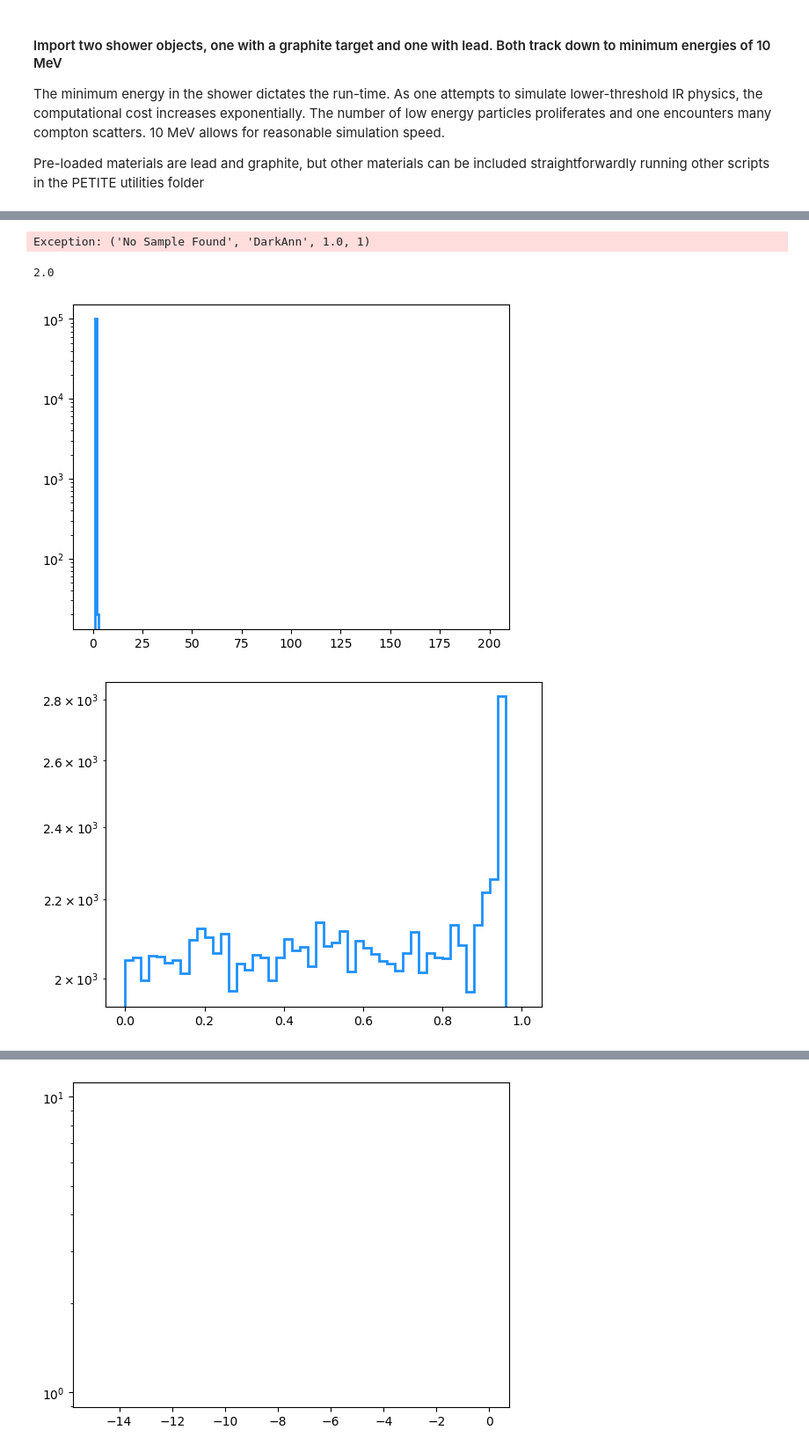
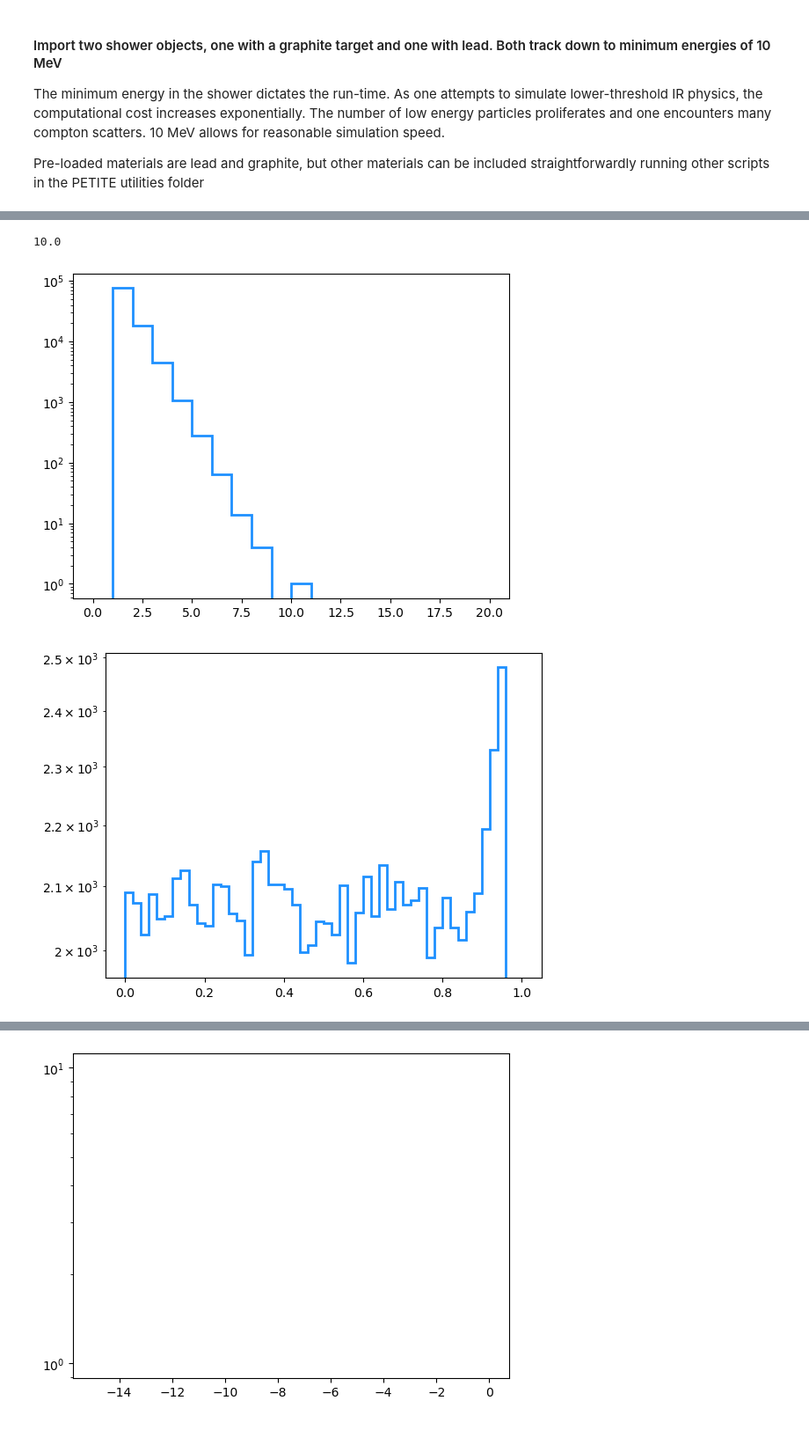
Before and after one commit to kjkellyphys/PETITE, a Jupyter notebook: examples/dark_shower.ipynb, the cells around one changed output, grey strips where cells are left out. Shown at 88% size. Cells and saved outputs as stored; diff of their text form; code cells hidden in the pictures.

Commit message:
Added up-to-date integrators/maps in "/frozencode/"

```diff
--- a/examples/dark_shower.ipynb
+++ b/examples/dark_shower.ipynb
@@ -41,5 +41,5 @@ PETITE_home_dir= current_path.split('examples')[0]
 
 print("PETITE home directory:", PETITE_home_dir)
 
-dictionary_dir = "lightmasses_fine/"
+dictionary_dir = "frozencode/"
 # %% [output]
@@ -91,4 +91,4 @@ The minimum energy in the shower dictates the run-time. As one attempts to simul
 
 Pre-loaded materials are lead and graphite, but other materials can be included straightforwardly running other scripts in the PETITE utilities folder
 # %%
-sGraphite = DarkShower(PETITE_home_dir+"lightmasses_fine/", "graphite", 0.030, 0.0323)
+sGraphite = DarkShower(PETITE_home_dir+dictionary_dir, "graphite", 0.030, 0.0323)
@@ -129,19 +132,17 @@ for k in tqdm(range(100000)):
     s0 = sGraphite.draw_dark_sample(1.0, process="DarkAnn", VB=True)
     xs.append([s0[0], s0[1]])
     ntrials.append(s0[-1])
-# %% [output]
-Exception: ('No Sample Found', 'DarkAnn', 1.0, 1)
 # %%
 np.max(ntrials)
 # %% [output]
-2.0
+10.0
 # %%
-plt.hist(ntrials, bins=np.linspace(0, 200, 201), histtype='step', lw=2, color='dodgerblue')
+plt.hist(ntrials, bins=np.linspace(0, 20, 21), histtype='step', lw=2, color='dodgerblue')
 plt.gca().set_yscale('log')
 # %% [output]
-[figure, old version]
+[figure, new version]
 # %%
 plt.hist(np.transpose(xs)[0], bins=np.linspace(0, 1, 51), histtype='step', lw=2, color='dodgerblue')
 plt.gca().set_yscale('log')
 # %% [output]
-[figure, old version]
+[figure, new version]
```
Also changed, not shown: parts of 20 cells of this notebook, 56 other files.
